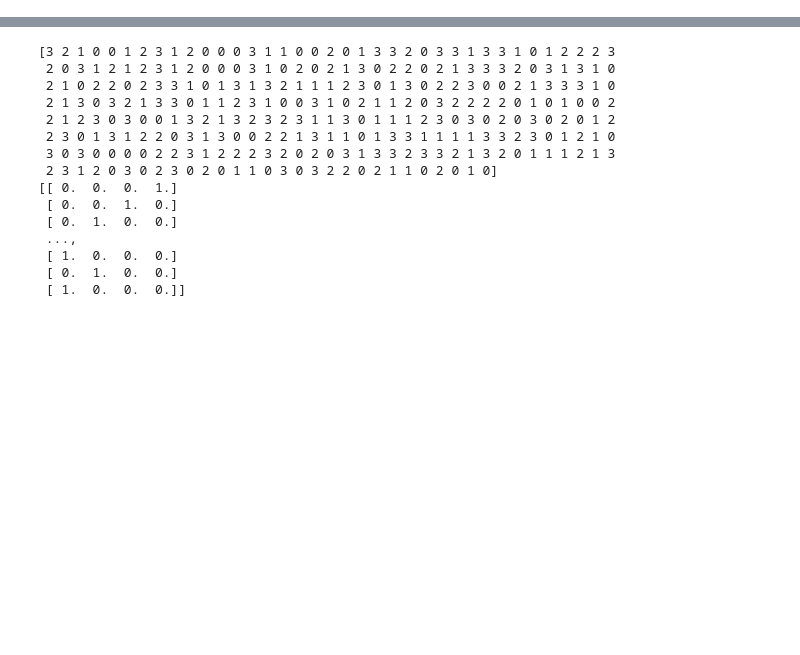
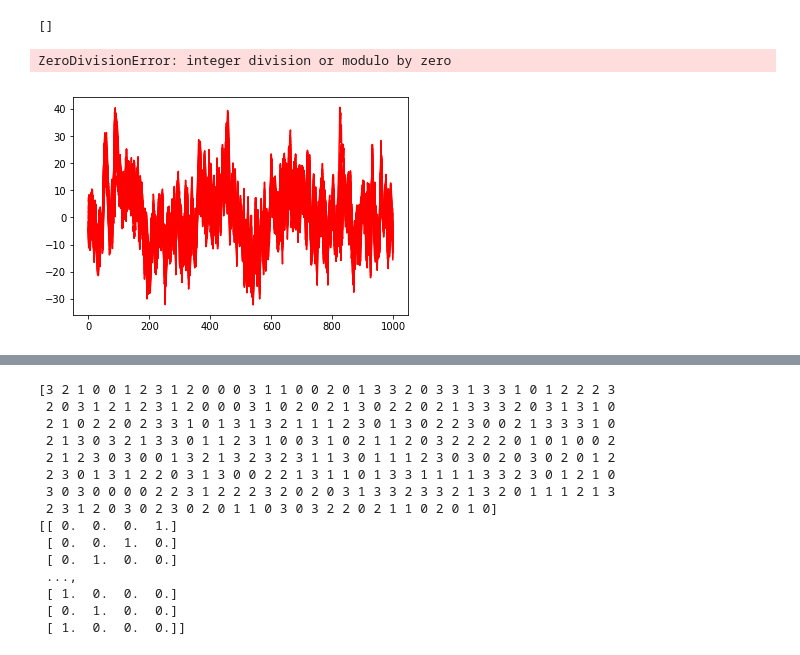
Before and after one commit to kunalpatel1793/Neural-Nets-Final-Project, a Jupyter notebook: KerasTesting.ipynb, the cells around one changed output, grey strips where cells are left out. Saved outputs shown, nothing was run; the diff lists cells and outputs as text; code cells hidden in the pictures; blank space fills up the shorter version.

```diff
--- a/KerasTesting.ipynb
+++ b/KerasTesting.ipynb
@@ -21,6 +24,8 @@ labels = np.asarray(labels, dtype=np.int32)
 print data.shape
 print labels.shape
 data = np.swapaxes(data, 1,2)
+data = data[:,:,:22]
 print data.shape
 print labels.shape
+print len(np.argwhere(labels == 769))
 # %% [output]
@@ -30,0 +61,19 @@ print labels.shape
+# %%
+data[np.isnan(data)] = 92.5
+print np.argwhere(np.isnan(data))
+# %% [output]
+[]
+# %%
+for i in range(data.shape[0]):
+    plt.plot(data[i,:,:21], color='red')
+    plt.plot(data[i,:,22:], color='blue')
+    plt.plot([250,250],[-50,150], color = 'black')
+    plt.axis((-50,1050,-70,180))
+    plt.ylabel('Voltage')
+    plt.xlabel('Time Step')
+    plt.savefig('/Users/nathanpilbrough/Downloads/nndl_images/dataset_vis/%04d.png' % i, dpi = 300)
+    plt.cla()
+    plt.clf()
+# %% [output]
+ZeroDivisionError: integer division or modulo by zero
+[figure, added]
```
Also changed, not shown: parts of 7 cells of this notebook.
